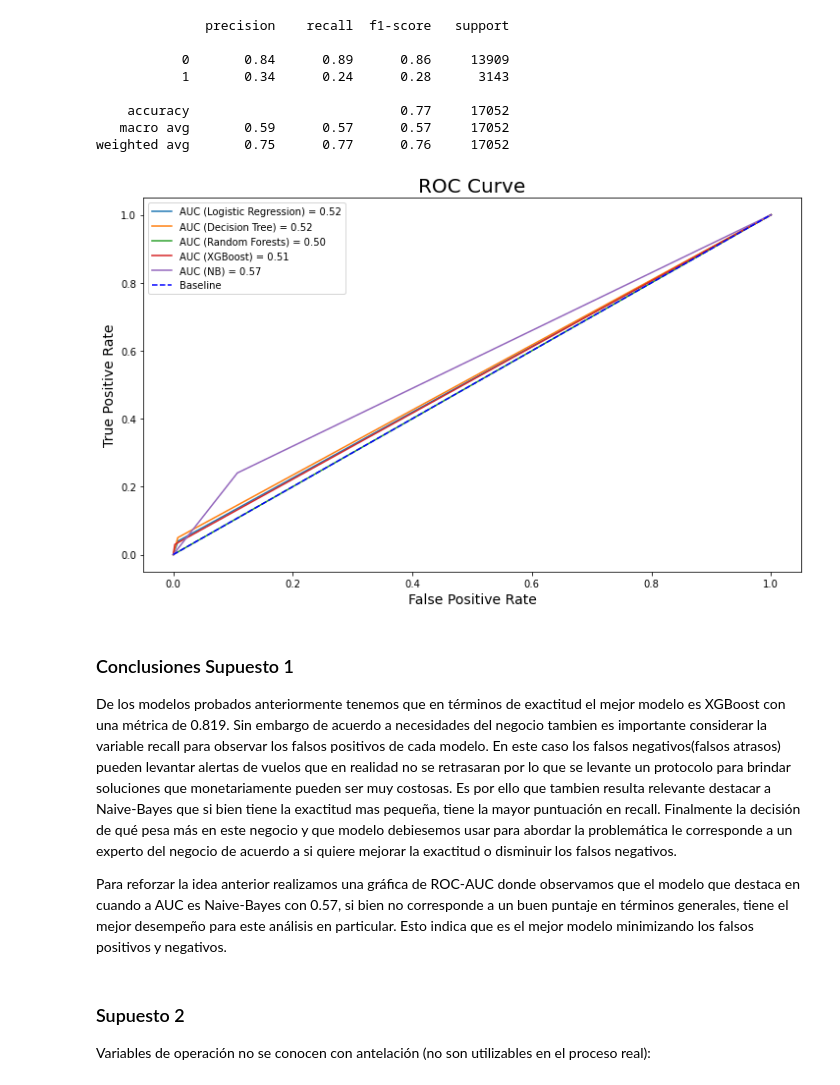
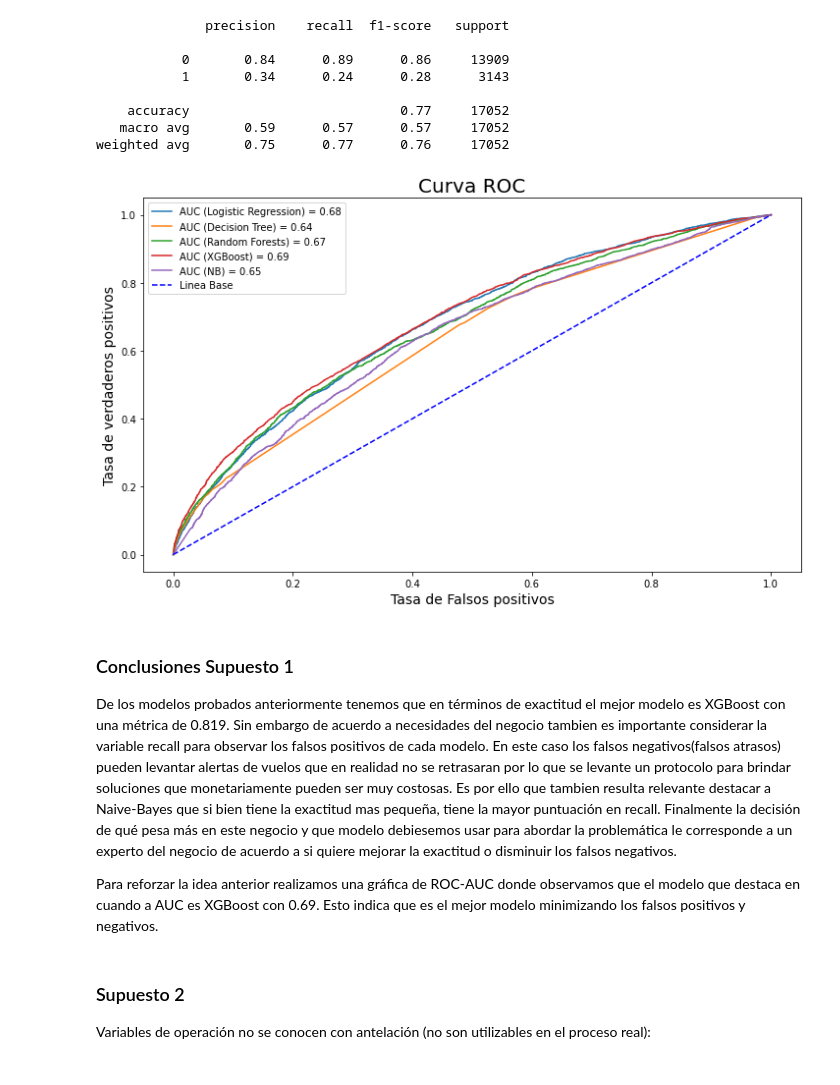
Before and after one commit to NicoTruco/Vuelos, a Jupyter notebook: Desarrollo Desafio NW 1-2.ipynb, the cells around one changed output. Saved outputs shown, nothing was run; the diff lists cells and outputs as text; code cells hidden in the pictures.

```diff
--- a/Desarrollo Desafio NW 1-2.ipynb
+++ b/Desarrollo Desafio NW 1-2.ipynb
@@ -1092,47 +1092,52 @@ weighted avg       0.75      0.77      0.76     17052
 # %%
 #ROC-AUC
 
 from sklearn.metrics import roc_auc_score, roc_curve
 
-y_pred1 = clasif_RL1.predict(X_test1)
+y_pred1 = clasif_RL1.predict_proba(X_test1)
+y_pred1 = y_pred1[:, 1]
 auc_lr = roc_auc_score(y_test1, y_pred1)
 fpr_lr, tpr_lr, thresholds_lr = roc_curve(y_test1, y_pred1)
 
-y_pred1 = clasif_DT1.predict(X_test1)
+y_pred1 = clasif_DT1.predict_proba(X_test1)
+y_pred1 = y_pred1[:, 1]
 auc_dt = roc_auc_score(y_test1, y_pred1)
 fpr_dt, tpr_dt, thresholds_dt = roc_curve(y_test1, y_pred1)
 
-y_pred1 = clasif_RF1.predict(X_test1)
+y_pred1 = clasif_RF1.predict_proba(X_test1)
+y_pred1 = y_pred1[:, 1]
 auc_rf = roc_auc_score(y_test1, y_pred1)
 fpr_rf, tpr_rf, thresholds_rf = roc_curve(y_test1, y_pred1)
 
-y_pred1 = reg1.predict(X_test1)
+y_pred1 = reg1.predict_proba(X_test1)
+y_pred1 = y_pred1[:, 1]
 auc_xg = roc_auc_score(y_test1, y_pred1)
 fpr_xg, tpr_xg, thresholds_xg = roc_curve(y_test1, y_pred1)
 
-y_pred1 = NB1.predict(X_test1)
+y_pred1 = NB1.predict_proba(X_test1)
+y_pred1 = y_pred1[:, 1]
 auc_nb = roc_auc_score(y_test1, y_pred1)
 fpr_nb, tpr_nb, thresholds_nb = roc_curve(y_test1, y_pred1)
 
 plt.figure(figsize=(12, 7))
 plt.plot(fpr_lr, tpr_lr, label=f'AUC (Logistic Regression) = {auc_lr:.2f}')
 plt.plot(fpr_dt, tpr_dt, label=f'AUC (Decision Tree) = {auc_dt:.2f}')
 plt.plot(fpr_rf, tpr_rf, label=f'AUC (Random Forests) = {auc_rf:.2f}')
 plt.plot(fpr_xg, tpr_xg, label=f'AUC (XGBoost) = {auc_xg:.2f}')
 plt.plot(fpr_nb, tpr_nb, label=f'AUC (NB) = {auc_nb:.2f}')
-plt.plot([0, 1], [0, 1], color='blue', linestyle='--', label='Baseline')
-plt.title('ROC Curve', size=20)
-plt.xlabel('False Positive Rate', size=14)
-plt.ylabel('True Positive Rate', size=14)
+plt.plot([0, 1], [0, 1], color='blue', linestyle='--', label='Linea Base')
+plt.title('Curva ROC', size=20)
+plt.xlabel('Tasa de Falsos positivos', size=14)
+plt.ylabel('Tasa de verdaderos positivos', size=14)
 plt.legend();
 # %% [output]
-[figure, old version]
+[figure, new version]
 # %% [markdown]
 ### Conclusiones Supuesto 1
 
 De los modelos probados anteriormente tenemos que en términos de exactitud el mejor modelo es XGBoost con una métrica de 0.819. Sin embargo de acuerdo a necesidades del negocio tambien es importante considerar la variable recall para observar los falsos positivos de cada modelo. En este caso los falsos negativos(falsos atrasos) pueden levantar alertas de vuelos que en realidad no se retrasaran por lo que se levante un protocolo para brindar soluciones que monetariamente pueden ser muy costosas. Es por ello que tambien resulta relevante destacar a Naive-Bayes que si bien tiene la exactitud mas pequeña, tiene la mayor puntuación en recall. Finalmente la decisión de qué pesa más en este negocio y que modelo debiesemos usar para abordar la problemática le corresponde a un experto del negocio de acuerdo a si quiere mejorar la exactitud o disminuir los falsos negativos.
 
-Para reforzar la idea anterior realizamos una gráfica de ROC-AUC donde observamos que el modelo que destaca en cuando a AUC es Naive-Bayes con 0.57, si bien no corresponde a un buen puntaje en términos generales, tiene el mejor desempeño para este análisis en particular. Esto indica que es el mejor modelo minimizando los falsos positivos y negativos.
+Para reforzar la idea anterior realizamos una gráfica de ROC-AUC donde observamos que el modelo que destaca en cuando a AUC es XGBoost con 0.69. Esto indica que es el mejor modelo minimizando los falsos positivos y negativos.
 # %% [markdown]
 ### Supuesto 2
 
```
Also changed, not shown: parts of 6 cells of this notebook.
